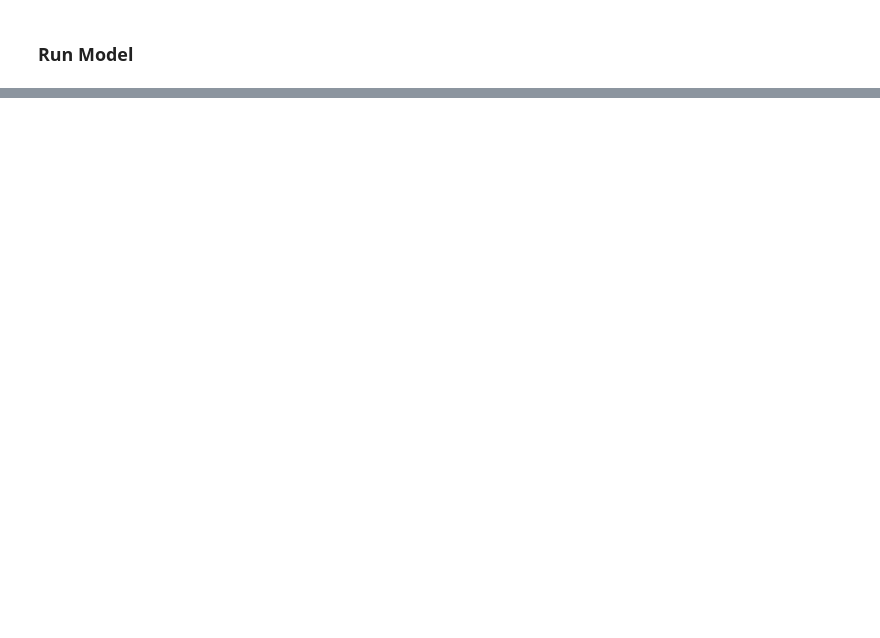
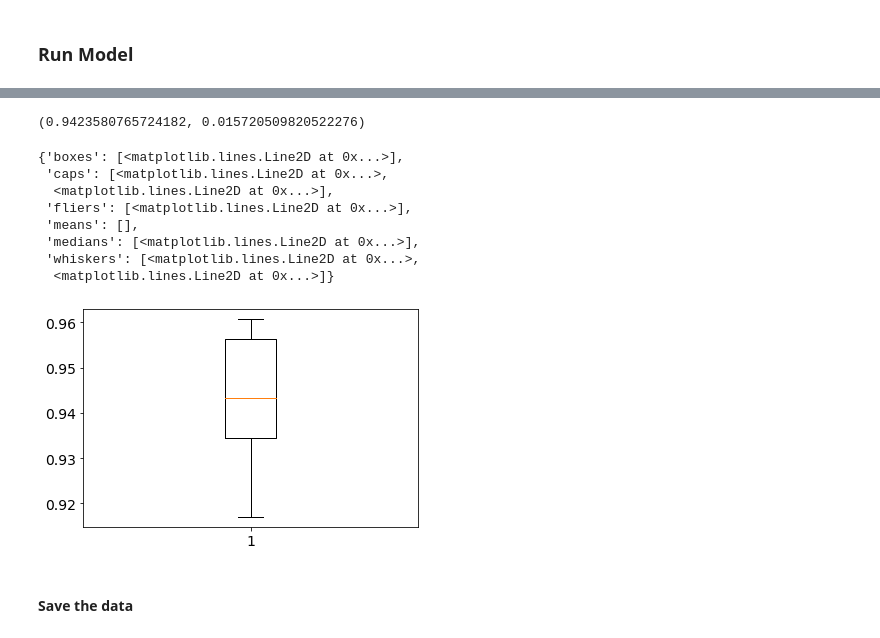
Before and after one commit to LongNguyen1984/TimeSeriesWithPython, a Jupyter notebook: ReadMatDatafile.ipynb, the cells around one changed output, grey strips where cells are left out. Cells and saved outputs as stored; diff of their text form; code cells hidden in the pictures; blank space fills up the shorter version.

```diff
--- a/ReadMatDatafile.ipynb
+++ b/ReadMatDatafile.ipynb
@@ -477,0 +480,25 @@ Epoch 100/100
+# %%
+import keras
+from keras.layers import Conv1D, Dense, MaxPooling1D, LSTM, Convolution1D, Reshape, Flatten
+### define the model
+def baseline_model():
+  #create model
+  inputs = keras.Input(shape=(1000,1))
+  conv1 = Conv1D(filters=32, kernel_size=30, activation='selu')(inputs)
+  mxp1 = MaxPooling1D(4)(conv1)
+  conv2 = Conv1D(filters=32, kernel_size=50,activation='selu')(mxp1)
+  mxp2 = MaxPooling1D(4)(conv2)
+  lstm1 = LSTM(units = 128, return_sequences = True, activation='tanh', recurrent_dropout=0.1)(mxp2)
+  lstm2 = LSTM(units = 128, return_sequences = True, activation='tanh', recurrent_dropout=0.1)(lstm1)
+  dense1 = Dense(2,  activation='selu')(lstm2)
+  dense1 = Flatten()(dense1)
+  outputs = Dense(2, activation='softmax')(dense1)
+  model = keras.Model(inputs=inputs, outputs=outputs, name="BiometricNet")
+  model.compile(loss=keras.losses.CategoricalCrossentropy(), optimizer=keras.optimizers.RMSprop(learning_rate=0.001), metrics=["accuracy"])
+  return model
+
+
+estimator = KerasClassifier(build_fn=baseline_model, epochs=100, batch_size=25, verbose=1)
+kfold = KFold(n_splits=5, shuffle=True)
+results = cross_val_score(estimator, X_train, y_train, cv=kfold)
+print("Baseline: %.2f%% (%.2f%%)" % (results.mean()*100, results.std()*100))
@@ -477,0 +528,18 @@ Epoch 100/100
+# %%
+np.mean(Results_All[1]), np.std(Results_All[1])
+# %% [output]
+(0.9423580765724182, 0.015720509820522276)
+# %%
+plt.boxplot(results)
+# %% [output]
+{'boxes': [<matplotlib.lines.Line2D at 0x...>],
+ 'caps': [<matplotlib.lines.Line2D at 0x...>,
+  <matplotlib.lines.Line2D at 0x...>],
+ 'fliers': [<matplotlib.lines.Line2D at 0x...>],
+ 'means': [],
+ 'medians': [<matplotlib.lines.Line2D at 0x...>],
+ 'whiskers': [<matplotlib.lines.Line2D at 0x...>,
+  <matplotlib.lines.Line2D at 0x...>]}
+[figure, added]
+# %% [markdown]
+#### Save the data
```
Also changed, not shown: parts of 21 cells of this notebook.
